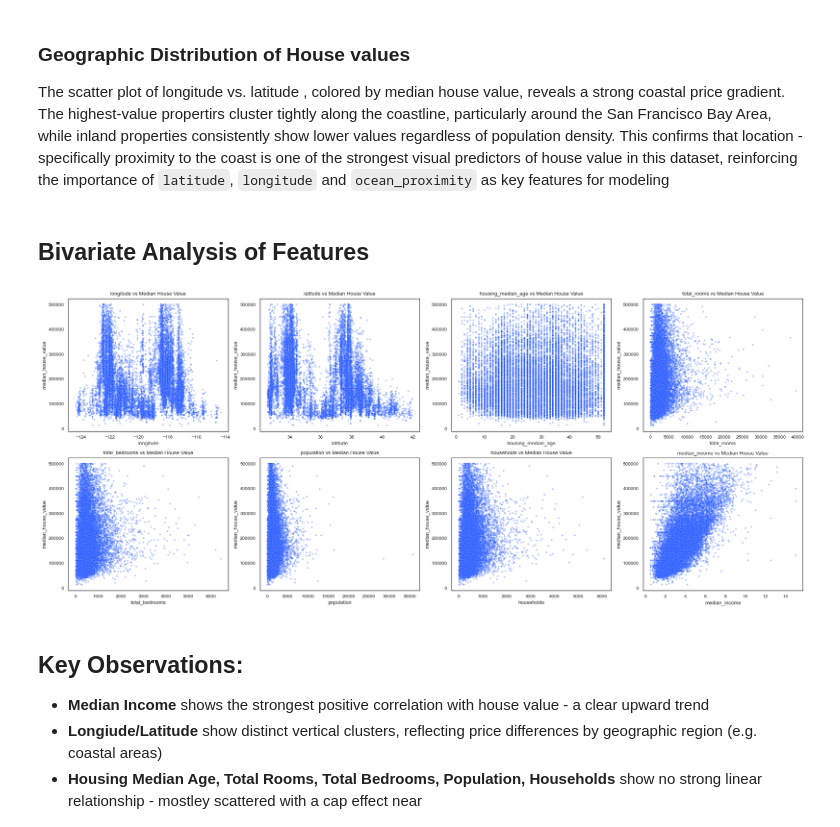
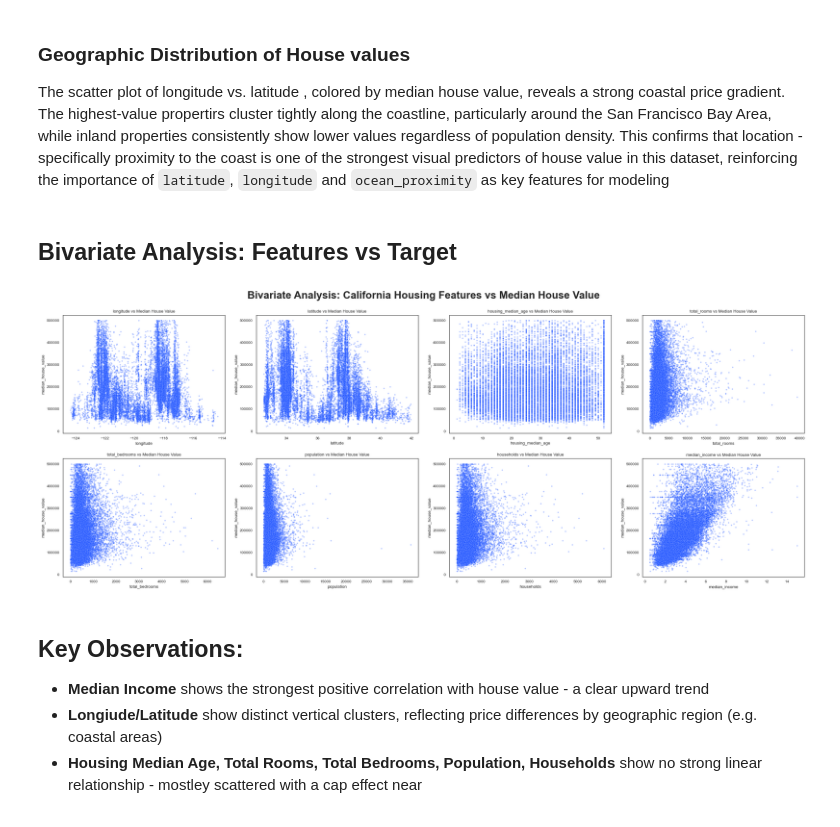
Before and after one commit to Timkizz/AnalystLab-Capstone-Project--California-house-price-prediction-, a Jupyter notebook: housing.ipynb, the cells around one changed output. Cells and saved outputs as stored; diff of their text form; code cells hidden in the pictures.

Commit message:
Modify visualizations

```diff
--- a/housing.ipynb
+++ b/housing.ipynb
@@ -311,22 +311,21 @@ plt.show()
 ### Geographic Distribution of House values
 The scatter plot of longitude vs. latitude , colored by median house value, reveals a strong coastal price gradient. The highest-value propertirs cluster tightly along the coastline, particularly around the San Francisco Bay Area, while inland properties consistently show lower values regardless of population density. This confirms that location - specifically proximity to the coast  is one of the strongest visual predictors of house value in this dataset, reinforcing the importance of `latitude`, `longitude` and `ocean_proximity` as key features for modeling
 # %% [markdown]
-## Bivariate Analysis of Features
+## Bivariate Analysis: Features vs Target
 # %%
 # Scatter plots of each numeric feature vs the target
 fig, ax = plt.subplots(nrows = 2, ncols = 4, figsize =(25,10))
 axes = ax.flatten()
 numeric_cols = df.drop(columns = ['median_house_value', 'ocean_proximity']).columns
 for i, col in enumerate(numeric_cols):
-    # plt.figure(figsize = (8,5))
-    sns.scatterplot()
     sns.scatterplot(data = df, x = col, y = 'median_house_value',alpha = 0.3, s = 10, ax = axes[i]).set_title(f'{col} vs Median House Value')
     plt.xlabel(col)
     plt.ylabel('median_house_value')
-    # plt.title(f'{col} vs Median House Value')
+plt.suptitle("Bivariate Analysis: California Housing Features vs Median House Value", fontsize = 24, fontweight = 'bold')
+plt.tight_layout()
 plt.show()
 # %% [output]
-[figure, old version]
+[figure, new version]
 # %% [markdown]
 ## Key Observations:
 - **Median Income** shows the strongest positive correlation with house value - a clear upward trend
```
Also changed, not shown: parts of 4 cells of this notebook, 1 other file.
